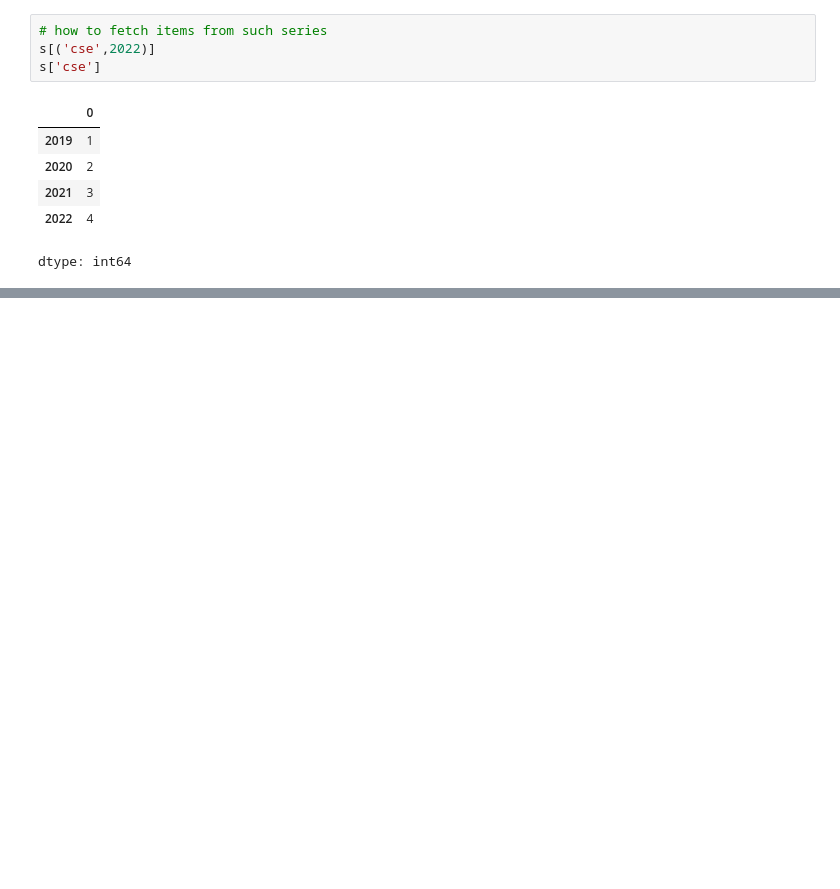
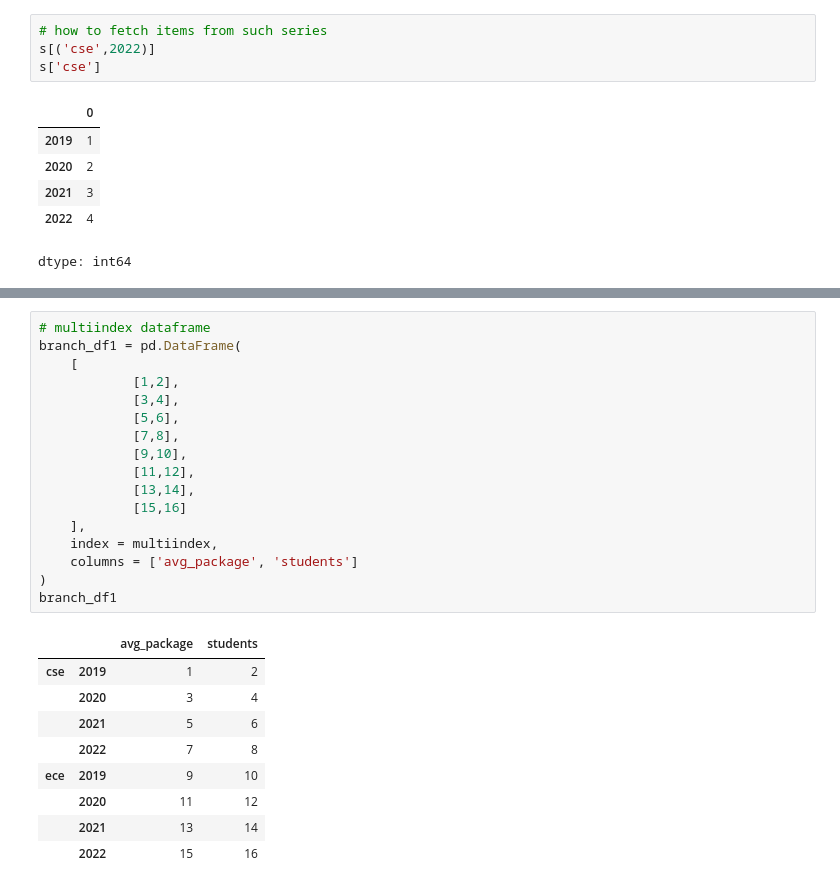
Before and after one commit to JayTheCoder77/DataAnalysisLibraries, a Jupyter notebook: pandas/Session21/21.ipynb, the cells around one changed output, grey strips where cells are left out. Saved outputs shown, nothing was run; the diff lists cells and outputs as text; blank space fills up the shorter version.

```diff
--- a/pandas/Session21/21.ipynb
+++ b/pandas/Session21/21.ipynb
@@ -72,0 +86,27 @@ dtype: int64
+# %%
+# multiindex dataframe
+branch_df1 = pd.DataFrame(
+    [
+            [1,2],
+            [3,4],
+            [5,6],
+            [7,8],
+            [9,10],
+            [11,12],
+            [13,14],
+            [15,16]
+    ],
+    index = multiindex,
+    columns = ['avg_package', 'students']
+)
+branch_df1
+# %% [output]
+|  |  | avg_package | students |
+| cse | 2019 | 1 | 2 |
+|  | 2020 | 3 | 4 |
+|  | 2021 | 5 | 6 |
+|  | 2022 | 7 | 8 |
+| ece | 2019 | 9 | 10 |
+|  | 2020 | 11 | 12 |
+|  | 2021 | 13 | 14 |
+|  | 2022 | 15 | 16 |
```
Also changed, not shown: parts of 6 cells of this notebook.
